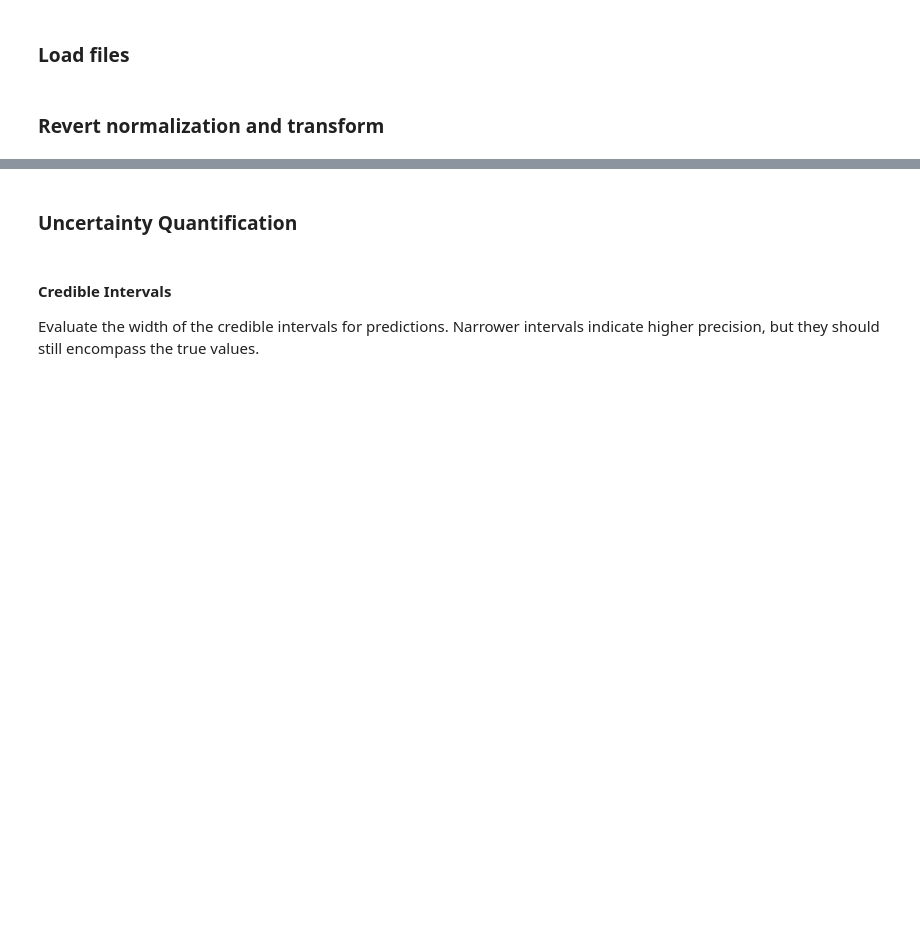
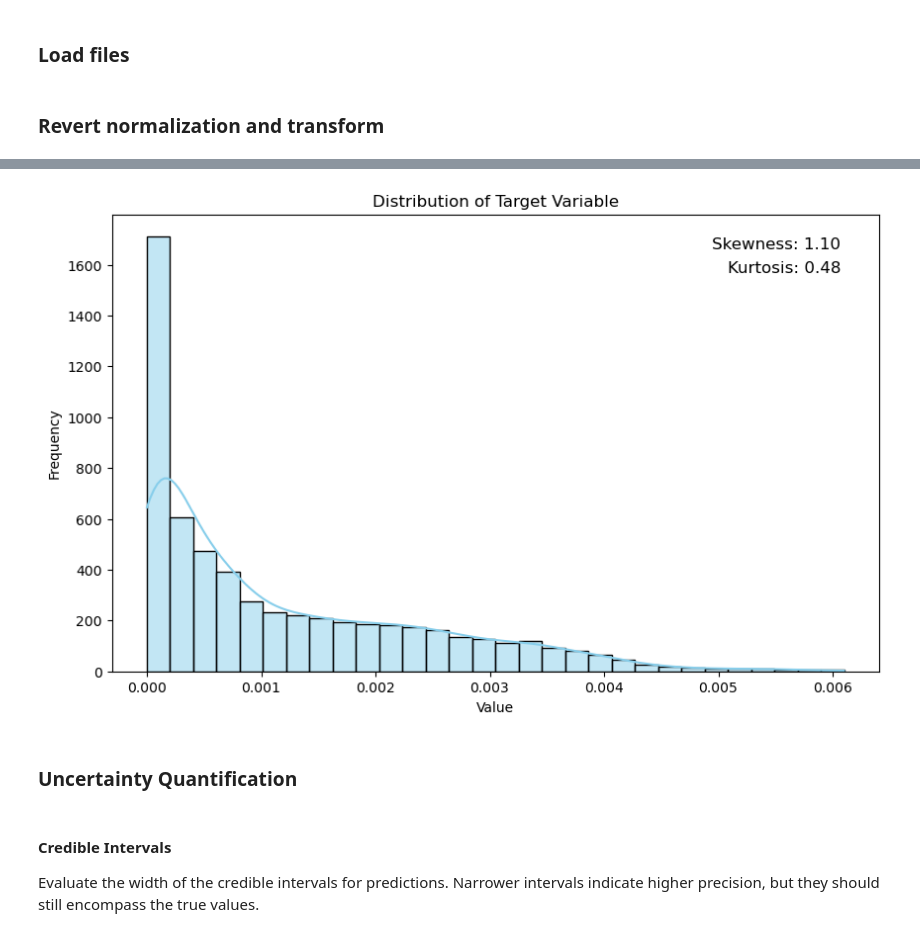
Before and after one commit to sig-gis/dises-khm-mpi, a Jupyter notebook: 5. Final Results.ipynb, the cells around one changed output, grey strips where cells are left out. Saved outputs shown, nothing was run; the diff lists cells and outputs as text; code cells hidden in the pictures; blank space fills up the shorter version.

```diff
--- a/5. Final Results.ipynb
+++ b/5. Final Results.ipynb
@@ -65,3 +73,8 @@ df[target_indicator] = functions.revert_transformation(df[target_indicator+'_den
+# %%
+picture_path = os.path.join('temp_files/report', '12. Target Predictions.png')
+functions.plot_distribution_with_statistics(pd.Series(df[target_indicator]), picture_path)
+# %% [output]
+[figure, added]
 # %% [markdown]
 ### Uncertainty Quantification
 # %% [markdown]
```
Also changed, not shown: parts of 12 cells of this notebook, 2 other files.
